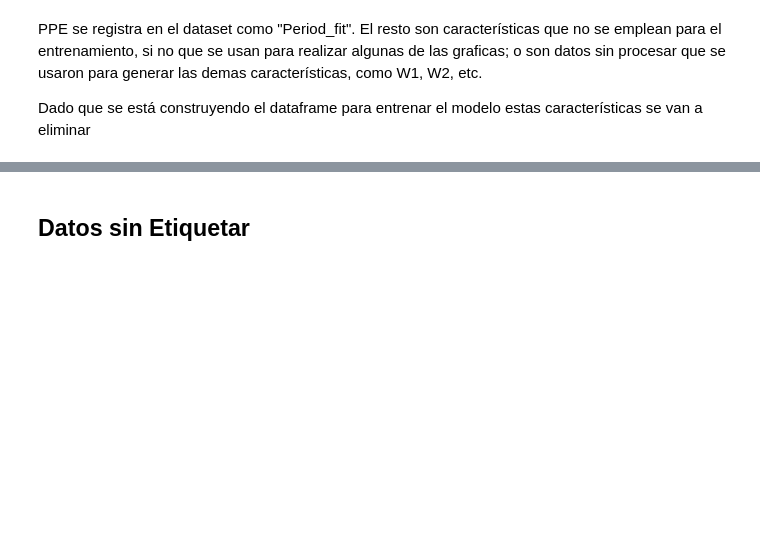
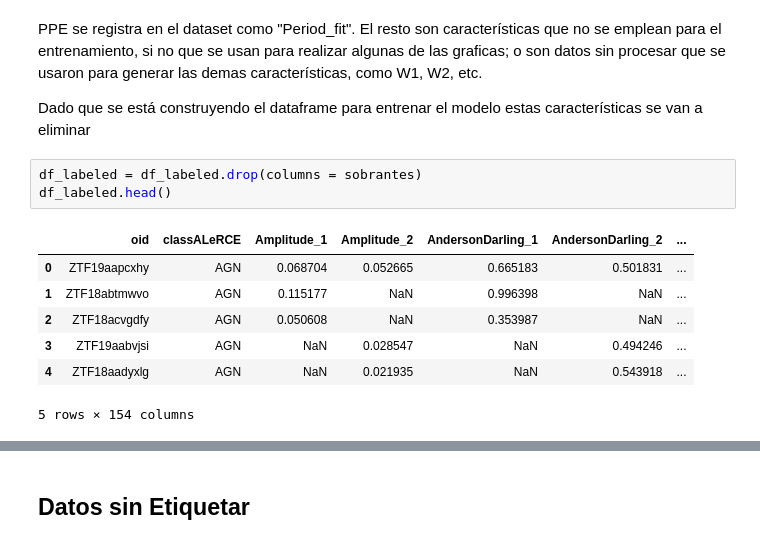
Before and after one commit to 10Nick01/Parcial_2_Mineria_ALeRCE, a Jupyter notebook: make_dataframes.ipynb, the cells around one changed output, grey strips where cells are left out. Saved outputs shown, nothing was run; the diff lists cells and outputs as text; blank space fills up the shorter version.

```diff
--- a/make_dataframes.ipynb
+++ b/make_dataframes.ipynb
@@ -148,4 +148,15 @@ sobran : ['MHAOV_Period_1', 'MHAOV_Period_2', 'MHPS_PN_flag_1', 'MHPS_PN_flag_2'
 PPE se registra en el dataset como "Period_fit". El resto son características que no se emplean para el entrenamiento, si no que se usan para realizar algunas de las graficas; o son datos sin procesar que se usaron para generar las demas características, como W1, W2, etc.
 
 Dado que se está construyendo el dataframe para entrenar el modelo estas características se van a eliminar
+# %%
+df_labeled = df_labeled.drop(columns = sobrantes)
+df_labeled.head()
+# %% [output]
+|  | oid | classALeRCE | Amplitude_1 | Amplitude_2 | AndersonDarling_1 | AndersonDarling_2 | ... |
+| 0 | ZTF19aapcxhy | AGN | 0.068704 | 0.052665 | 0.665183 | 0.501831 | ... |
+| 1 | ZTF18abtmwvo | AGN | 0.115177 | NaN | 0.996398 | NaN | ... |
+| 2 | ZTF18acvgdfy | AGN | 0.050608 | NaN | 0.353987 | NaN | ... |
+| 3 | ZTF19aabvjsi | AGN | NaN | 0.028547 | NaN | 0.494246 | ... |
+| 4 | ZTF18aadyxlg | AGN | NaN | 0.021935 | NaN | 0.543918 | ... |
+5 rows × 154 columns
 # %%
```
Also changed, not shown: parts of 2 cells of this notebook.
